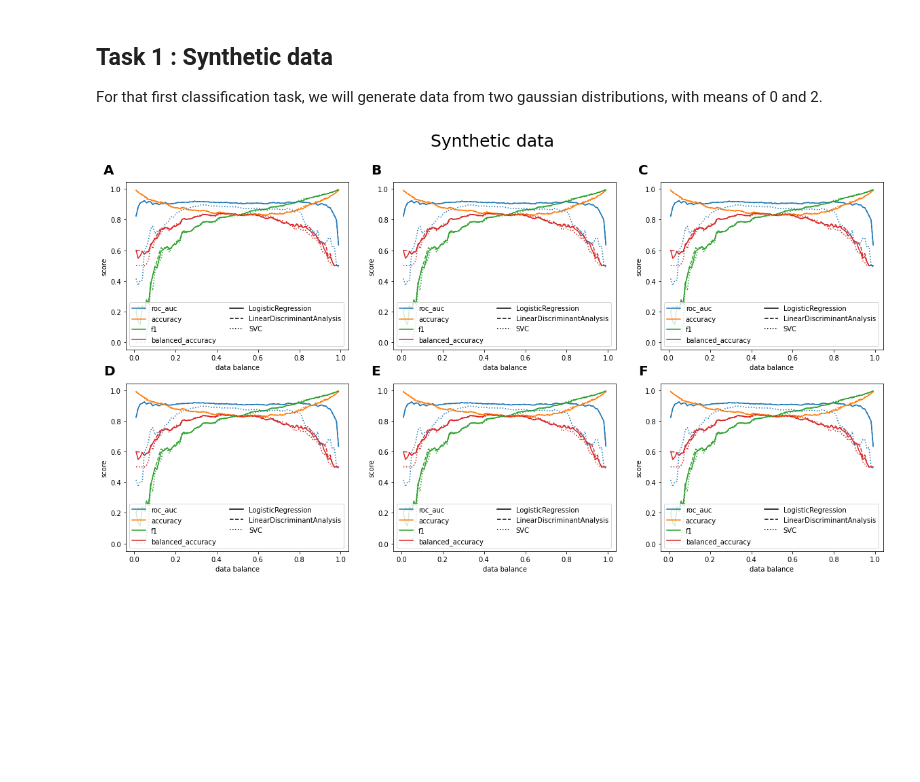
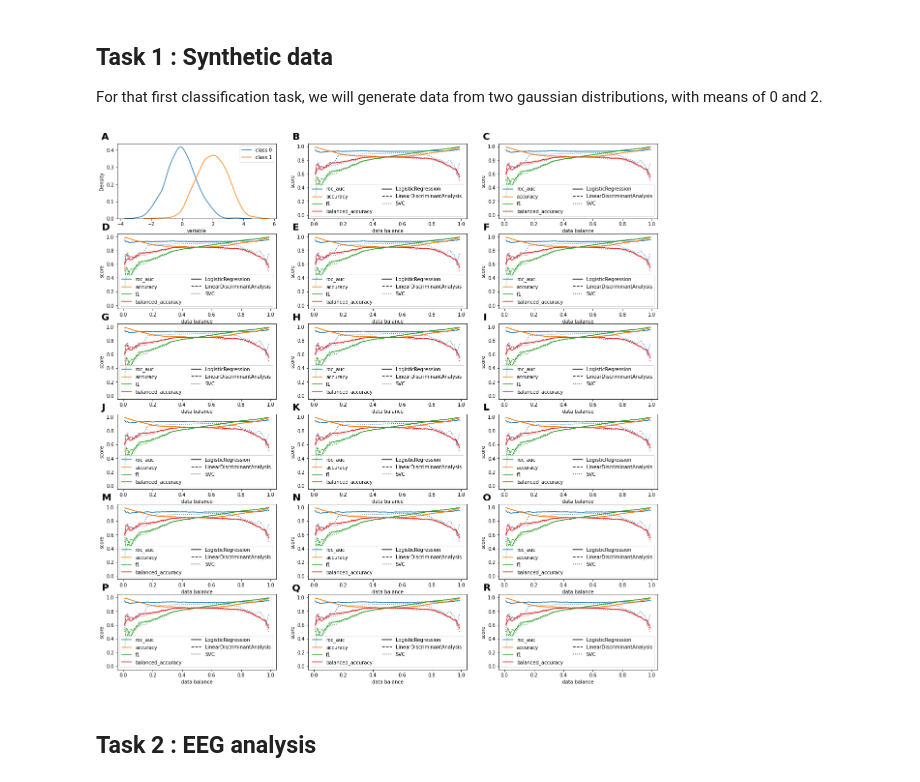
Before and after one commit to thecocolab/data-imbalance, a Jupyter notebook: notebooks/imbalance_analysis.ipynb, the cells around one changed output. Saved outputs shown, nothing was run; the diff lists cells and outputs as text; code cells hidden in the pictures; blank space fills up the shorter version.

```diff
--- a/notebooks/imbalance_analysis.ipynb
+++ b/notebooks/imbalance_analysis.ipynb
@@ -49,6 +51,7 @@ x = np.concatenate(
 y = np.concatenate([np.zeros(n // 2), np.ones(n // 2)]).astype(int)
 groups = np.concatenate([np.arange(n // 2), np.arange(n // 2)]).astype(int)
 
+x, y, groups = gaussian_binary(n_samples_per_class=1000, n_groups=5)
 # run the pipeline
 pl = Pipeline(
     x,
@@ -61,13 +64,18 @@ pl = Pipeline(
 pl.evaluate()
 # %%
 # visualize the result
-fig, axes = plt.subplots(2, 3, figsize=(20, 10))
-figtitle = f"Synthetic data"
-fig.suptitle(figtitle, fontsize=25)
+fig, axes = plt.subplots(6, 3, figsize=(20, 20))
+figtitle = "Synthetic data"
+#fig.suptitle(figtitle, fontsize=25)
 
-for n,ax in enumerate(axes.flat):
-    ax.text(-0.1, 1.05, string.ascii_uppercase[n], transform=ax.transAxes,
+for ax_idx,ax in enumerate(axes.flat):
+    ax.text(-0.1, 1.05, string.ascii_uppercase[ax_idx], transform=ax.transAxes,
             size=20, weight='bold')
-    metric_balance(pl, ax=ax, show=False)
+    if ax_idx == 0:
+        data_distribution(pl, ax=ax, show=False)
+    else:
+        metric_balance(pl, ax=ax, show=False)
 # %% [output]
-[figure, old version]
+[figure, new version]
+# %% [markdown]
+## Task 2 : EEG analysis
```
Also changed, not shown: parts of 7 cells of this notebook.
